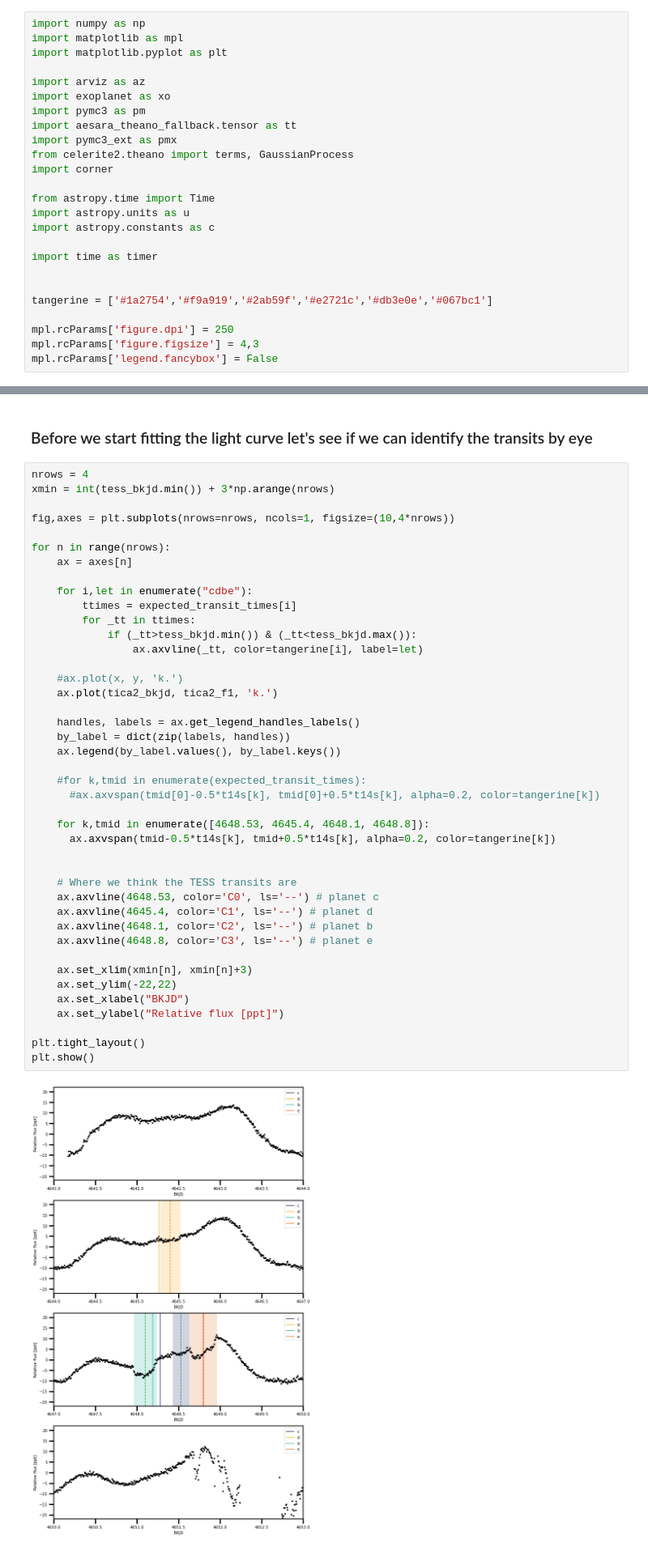
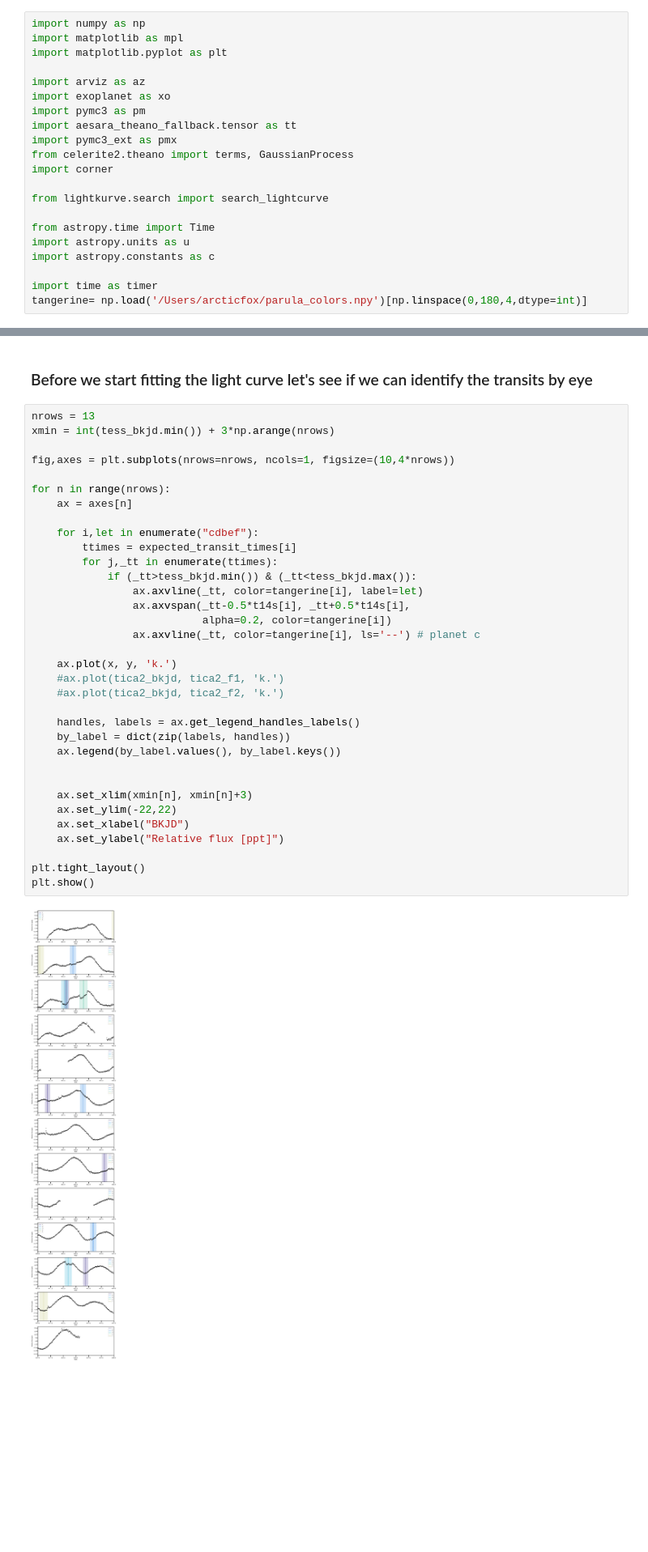
Before and after one commit to afeinstein20/v1298tau_tess, a Jupyter notebook: notebooks/TESS_V1298Tau.ipynb, the cells around one changed output, grey strips where cells are left out. Shown: that part at 81% size. Saved outputs shown, nothing was run; the diff lists cells and outputs as text; blank space fills up the shorter version.

```diff
--- a/notebooks/TESS_V1298Tau.ipynb
+++ b/notebooks/TESS_V1298Tau.ipynb
@@ -11,18 +11,14 @@ import pymc3_ext as pmx
 from celerite2.theano import terms, GaussianProcess
 import corner
 
+from lightkurve.search import search_lightcurve
+
 from astropy.time import Time
 import astropy.units as u
 import astropy.constants as c
 
 import time as timer
-
-
-tangerine = ['#1a2754','#f9a919','#2ab59f','#e2721c','#db3e0e','#067bc1']
-
-mpl.rcParams['figure.dpi'] = 250
-mpl.rcParams['figure.figsize'] = 4,3
-mpl.rcParams['legend.fancybox'] = False
+tangerine= np.load('/Users/arcticfox/parula_colors.npy')[np.linspace(0,180,4,dtype=int)]
 # %%
 def normalize_lc(flux):
     #Returns median-normalized flux in units of parts-per-thousand
@@ -144,49 +113,41 @@ expected_transit_times = xo.orbits.ttv.compute_expected_transit_times(
 # %% [markdown]
 ### Before we start fitting the light curve let's see if we can identify the transits by eye
 # %%
-nrows = 4
+nrows = 13
 xmin = int(tess_bkjd.min()) + 3*np.arange(nrows)
 
 fig,axes = plt.subplots(nrows=nrows, ncols=1, figsize=(10,4*nrows))
 
 for n in range(nrows):
     ax = axes[n]
 
-    for i,let in enumerate("cdbe"):
+    for i,let in enumerate("cdbef"):
         ttimes = expected_transit_times[i]
-        for _tt in ttimes:
+        for j,_tt in enumerate(ttimes):
             if (_tt>tess_bkjd.min()) & (_tt<tess_bkjd.max()):
                 ax.axvline(_tt, color=tangerine[i], label=let)
+                ax.axvspan(_tt-0.5*t14s[i], _tt+0.5*t14s[i],
+                           alpha=0.2, color=tangerine[i])
+                ax.axvline(_tt, color=tangerine[i], ls='--') # planet c
 
-    #ax.plot(x, y, 'k.')
-    ax.plot(tica2_bkjd, tica2_f1, 'k.')
+    ax.plot(x, y, 'k.')
+    #ax.plot(tica2_bkjd, tica2_f1, 'k.')
+    #ax.plot(tica2_bkjd, tica2_f2, 'k.')
 
     handles, labels = ax.get_legend_handles_labels()
     by_label = dict(zip(labels, handles))
     ax.legend(by_label.values(), by_label.keys())
 
-    #for k,tmid in enumerate(expected_transit_times):
-      #ax.axvspan(tmid[0]-0.5*t14s[k], tmid[0]+0.5*t14s[k], alpha=0.2, color=tangerine[k])
-
-    for k,tmid in enumerate([4648.53, 4645.4, 4648.1, 4648.8]):
-      ax.axvspan(tmid-0.5*t14s[k], tmid+0.5*t14s[k], alpha=0.2, color=tangerine[k])
-
-
-    # Where we think the TESS transits are
-    ax.axvline(4648.53, color='C0', ls='--') # planet c
-    ax.axvline(4645.4, color='C1', ls='--') # planet d
-    ax.axvline(4648.1, color='C2', ls='--') # planet b
-    ax.axvline(4648.8, color='C3', ls='--') # planet e
 
     ax.set_xlim(xmin[n], xmin[n]+3)
     ax.set_ylim(-22,22)
     ax.set_xlabel("BKJD")
     ax.set_ylabel("Relative flux [ppt]")
 
 plt.tight_layout()
 plt.show()
 # %% [output]
-[figure, old version]
+[figure, new version]
 # %% [markdown]
 It looks like:
 
```
Also changed, not shown: parts of 23 cells of this notebook, 5 other files.
